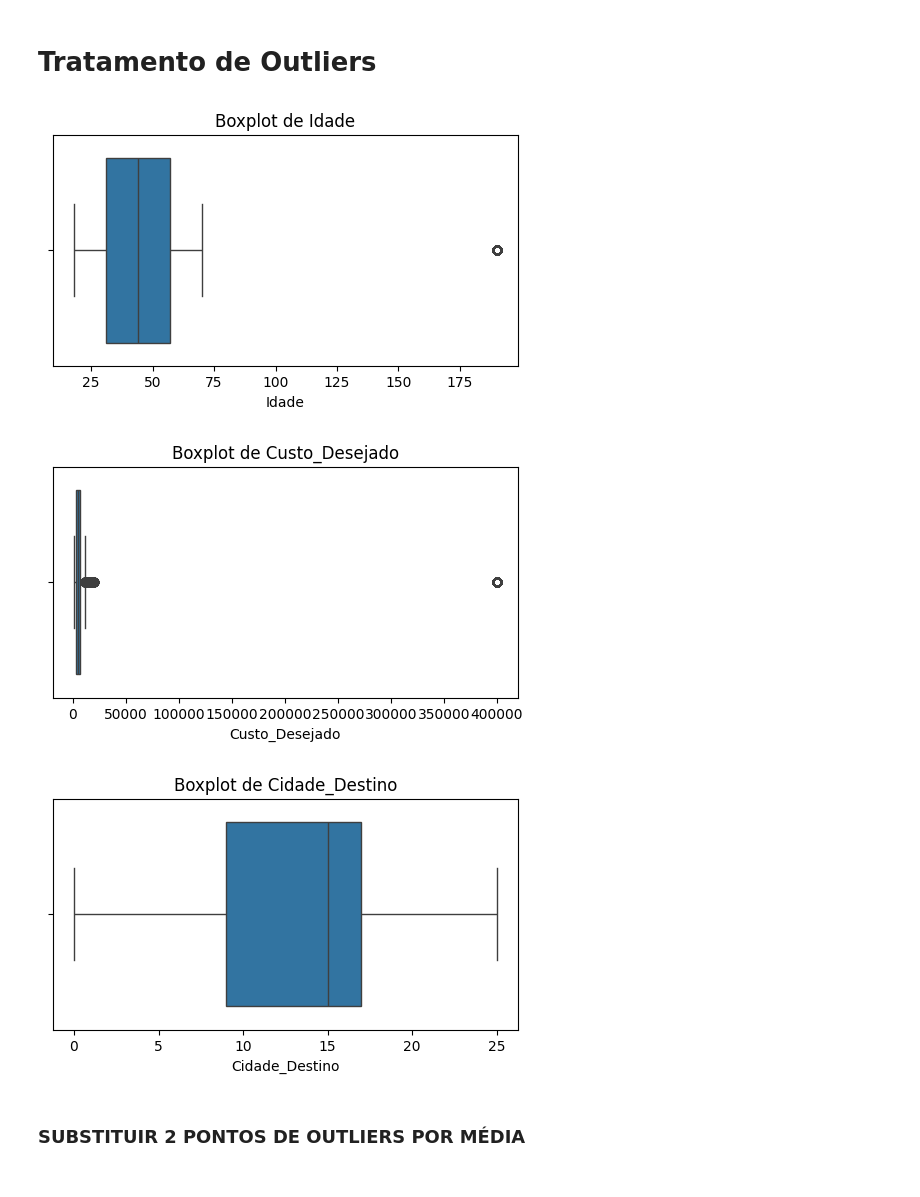
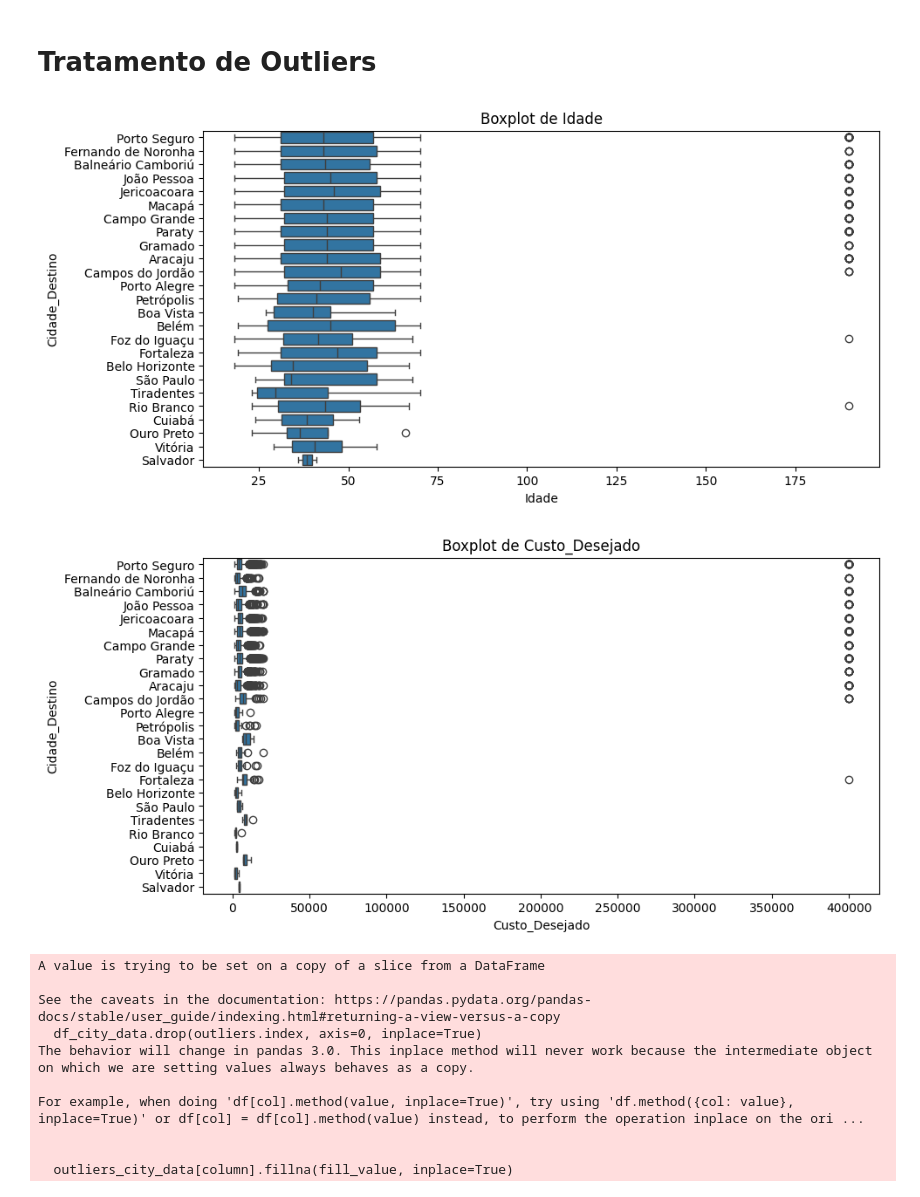
Before and after one commit to PedroMeerholz/viagens-ml, a Jupyter notebook: notebooks/transformacao_dos_dados.ipynb, the cells around one changed output. Cells and saved outputs as stored; diff of their text form; code cells hidden in the pictures.

Commit message:
refactor: Refatoração do tratamento dos dados nulos; feat: Tratamento de outliers e tratamento das classes alvo

```diff
--- a/notebooks/transformacao_dos_dados.ipynb
+++ b/notebooks/transformacao_dos_dados.ipynb
@@ -111,5 +220,0 @@ Prefere_Compras: int32, valores únicos: [3 5 2 4 1]
-# %%
-le_cidade_destino = LabelEncoder()
-
-df['Cidade_Destino'] = le_cidade_destino.fit_transform(df['Cidade_Destino'])
-cidades_originais = le_cidade_destino.inverse_transform(df['Cidade_Destino'])
@@ -144,11 +220,0 @@ Linhas com Idade e Custo_Desejado nulos ao mesmo tempo: 16
-# %%
-# Remover linhas com ambas colunas nulas
-df = df[~(df["Idade"].isnull() & df["Custo_Desejado"].isnull())]
-# %%
-# Preencher os nulos restantes com mediana de cada coluna
-df["Idade"] = df["Idade"].fillna(df["Idade"].median())
-df["Custo_Desejado"] = df["Custo_Desejado"].fillna(df["Custo_Desejado"].median())
-
-# Verificação final
-print("Valores nulos por coluna após tratamento:")
-print(df.isnull().sum())
@@ -169,13 +222,10 @@ dtype: int64
 # Tratamento de Outliers
 # %%
 for col in df.select_dtypes(include=['float64', 'int64']).columns:
-    plt.figure(figsize=(6, 3))
-    sns.boxplot(x=df[col])
+    plt.figure(figsize=(10, 5))
+    sns.boxplot(data=df, x=df[col], y='Cidade_Destino')
     plt.title(f"Boxplot de {col}")
     plt.show()
 # %% [output]
-[figure, old version]
+[figure, new version]
-[figure, old version]
+[figure, new version]
-[figure, removed]
-# %% [markdown]
-### SUBSTITUIR 2 PONTOS DE OUTLIERS POR MÉDIA
@@ -181,0 +277,13 @@ for col in df.select_dtypes(include=['float64', 'int64']).columns:
+# %%
+handle_outliers_by_target(df, 'Idade')
+# %% [output]
+A value is trying to be set on a copy of a slice from a DataFrame
+
+See the caveats in the documentation: https://pandas.pydata.org/pandas-docs/stable/user_guide/indexing.html#returning-a-view-versus-a-copy
+  df_city_data.drop(outliers.index, axis=0, inplace=True)
+The behavior will change in pandas 3.0. This inplace method will never work because the intermediate object on which we are setting values always behaves as a copy.
+
+For example, when doing 'df[col].method(value, inplace=True)', try using 'df.method({col: value}, inplace=True)' or df[col] = df[col].method(value) instead, to perform the operation inplace on the ori ...
+
+
+  outliers_city_data[column].fillna(fill_value, inplace=True)
```
Also changed, not shown: parts of 25 cells of this notebook.
